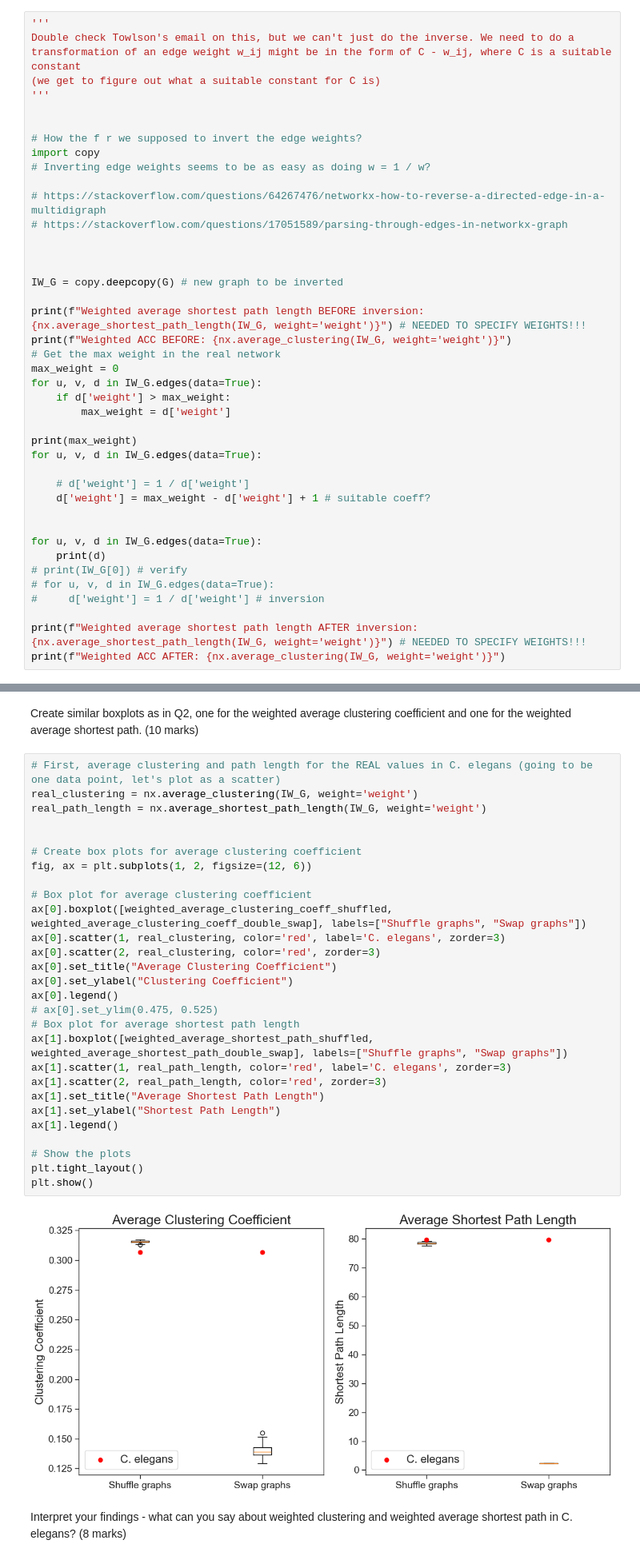
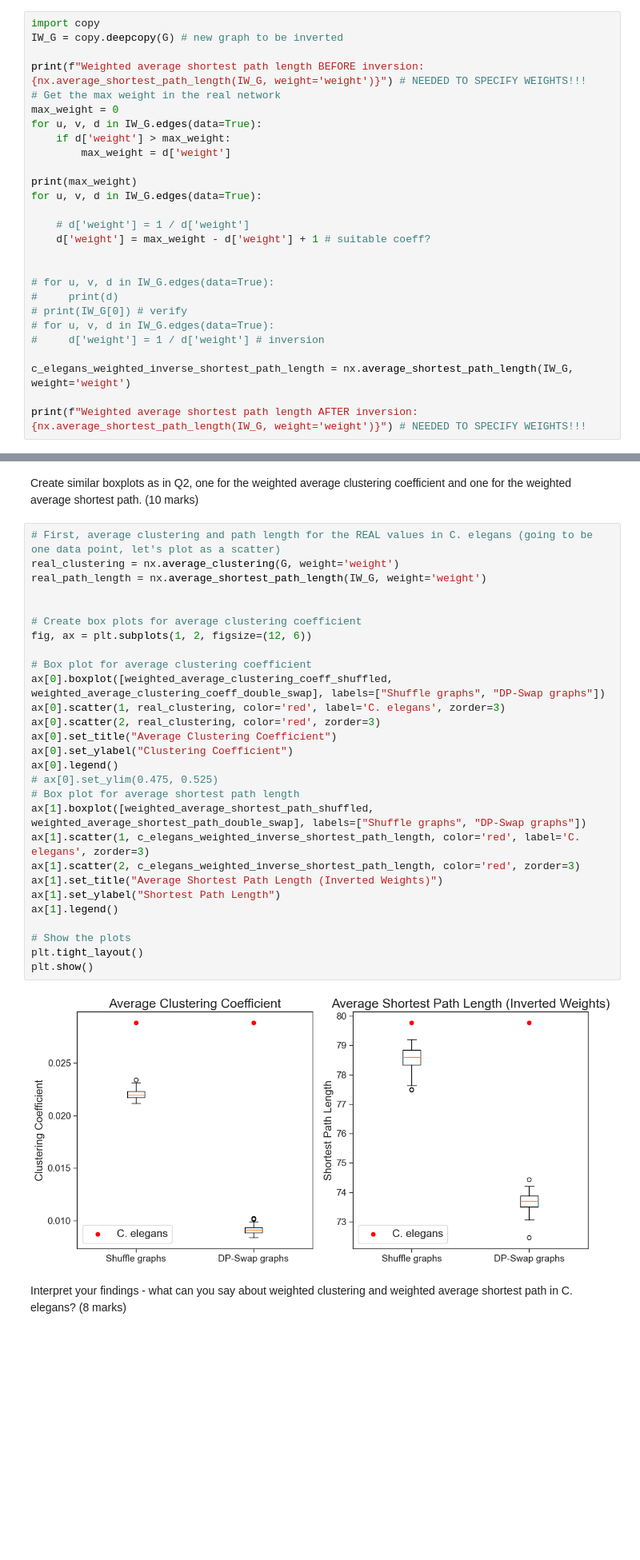
Before and after one commit to matthew-mcc/Connectomics, a Jupyter notebook: Exercises/CPSC-601-Connectomics-Fall24-Exercise-1.ipynb, the cells around one changed output, grey strips where cells are left out. Shown at 80% size. Saved outputs shown, nothing was run; the diff lists cells and outputs as text; blank space fills up the shorter version.

```diff
--- a/Exercises/CPSC-601-Connectomics-Fall24-Exercise-1.ipynb
+++ b/Exercises/CPSC-601-Connectomics-Fall24-Exercise-1.ipynb
@@ -679,25 +719,10 @@ Average weighted clustering coeffecient: 0.0288370640155851, Average weighted sh
 # %% [markdown]
 As you move to consider the weighted average shortest path length, think about what you want the edge weights to mean - a greater weight means a greater number of synapses, and therefore a stronger connection. You will need to choose an appropriate method to invert the edge weights. Implement such an inversion, and then calculate the weighted average shortest path length. (10 marks)
 # %%
-'''
-Double check Towlson's email on this, but we can't just do the inverse. We need to do a transformation of an edge weight w_ij might be in the form of C - w_ij, where C is a suitable constant
-(we get to figure out what a suitable constant for C is)
-'''
-
-
-# How the f r we supposed to invert the edge weights?
 import copy
-# Inverting edge weights seems to be as easy as doing w = 1 / w?
-
-# https://stackoverflow.com/questions/64267476/networkx-how-to-reverse-a-directed-edge-in-a-multidigraph
-# https://stackoverflow.com/questions/17051589/parsing-through-edges-in-networkx-graph
-
-
-
 IW_G = copy.deepcopy(G) # new graph to be inverted
 
 print(f"Weighted average shortest path length BEFORE inversion: {nx.average_shortest_path_length(IW_G, weight='weight')}") # NEEDED TO SPECIFY WEIGHTS!!!
-print(f"Weighted ACC BEFORE: {nx.average_clustering(IW_G, weight='weight')}")
 # Get the max weight in the real network
 max_weight = 0
 for u, v, d in IW_G.edges(data=True):
@@ -711,13 +736,14 @@ for u, v, d in IW_G.edges(data=True):
     d['weight'] = max_weight - d['weight'] + 1 # suitable coeff?
 
 
-for u, v, d in IW_G.edges(data=True):
-    print(d)
+# for u, v, d in IW_G.edges(data=True):
+#     print(d)
 # print(IW_G[0]) # verify
 # for u, v, d in IW_G.edges(data=True):
 #     d['weight'] = 1 / d['weight'] # inversion
 
+c_elegans_weighted_inverse_shortest_path_length = nx.average_shortest_path_length(IW_G, weight='weight')
+
 print(f"Weighted average shortest path length AFTER inversion: {nx.average_shortest_path_length(IW_G, weight='weight')}") # NEEDED TO SPECIFY WEIGHTS!!!
-print(f"Weighted ACC AFTER: {nx.average_clustering(IW_G, weight='weight')}")
 # %% [output]
 Weighted average shortest path length BEFORE inversion: 3.2125525386142697
@@ -835,34 +884,34 @@ print(weighted_average_shortest_path_shuffled)
 Create similar boxplots as in Q2, one for the weighted average clustering coefficient and one for the weighted average shortest path. (10 marks)
 # %%
 # First, average clustering and path length for the REAL values in C. elegans (going to be one data point, let's plot as a scatter)
-real_clustering = nx.average_clustering(IW_G, weight='weight')
+real_clustering = nx.average_clustering(G, weight='weight')
 real_path_length = nx.average_shortest_path_length(IW_G, weight='weight')
 
 
 # Create box plots for average clustering coefficient
 fig, ax = plt.subplots(1, 2, figsize=(12, 6))
 
 # Box plot for average clustering coefficient
-ax[0].boxplot([weighted_average_clustering_coeff_shuffled, weighted_average_clustering_coeff_double_swap], labels=["Shuffle graphs", "Swap graphs"])
+ax[0].boxplot([weighted_average_clustering_coeff_shuffled, weighted_average_clustering_coeff_double_swap], labels=["Shuffle graphs", "DP-Swap graphs"])
 ax[0].scatter(1, real_clustering, color='red', label='C. elegans', zorder=3)
 ax[0].scatter(2, real_clustering, color='red', zorder=3)
 ax[0].set_title("Average Clustering Coefficient")
 ax[0].set_ylabel("Clustering Coefficient")
 ax[0].legend()
 # ax[0].set_ylim(0.475, 0.525)
 # Box plot for average shortest path length
-ax[1].boxplot([weighted_average_shortest_path_shuffled, weighted_average_shortest_path_double_swap], labels=["Shuffle graphs", "Swap graphs"])
-ax[1].scatter(1, real_path_length, color='red', label='C. elegans', zorder=3)
-ax[1].scatter(2, real_path_length, color='red', zorder=3)
-ax[1].set_title("Average Shortest Path Length")
+ax[1].boxplot([weighted_average_shortest_path_shuffled, weighted_average_shortest_path_double_swap], labels=["Shuffle graphs", "DP-Swap graphs"])
+ax[1].scatter(1, c_elegans_weighted_inverse_shortest_path_length, color='red', label='C. elegans', zorder=3)
+ax[1].scatter(2, c_elegans_weighted_inverse_shortest_path_length, color='red', zorder=3)
+ax[1].set_title("Average Shortest Path Length (Inverted Weights)")
 ax[1].set_ylabel("Shortest Path Length")
 ax[1].legend()
 
 # Show the plots
 plt.tight_layout()
 plt.show()
 # %% [output]
-[figure, old version]
+[figure, new version]
 # %% [markdown]
 Interpret your findings - what can you say about weighted clustering and weighted average shortest path in C. elegans? (8 marks)
 # %% [markdown]
```
Also changed, not shown: parts of 17 cells of this notebook.
